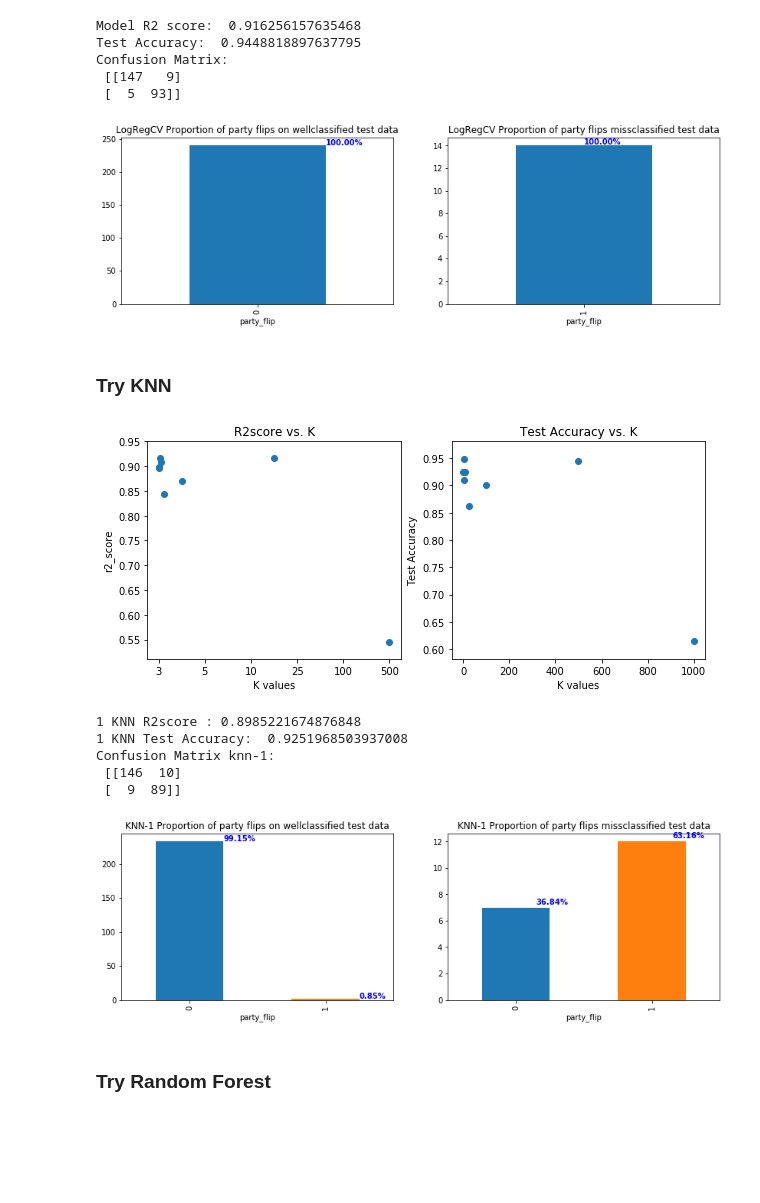
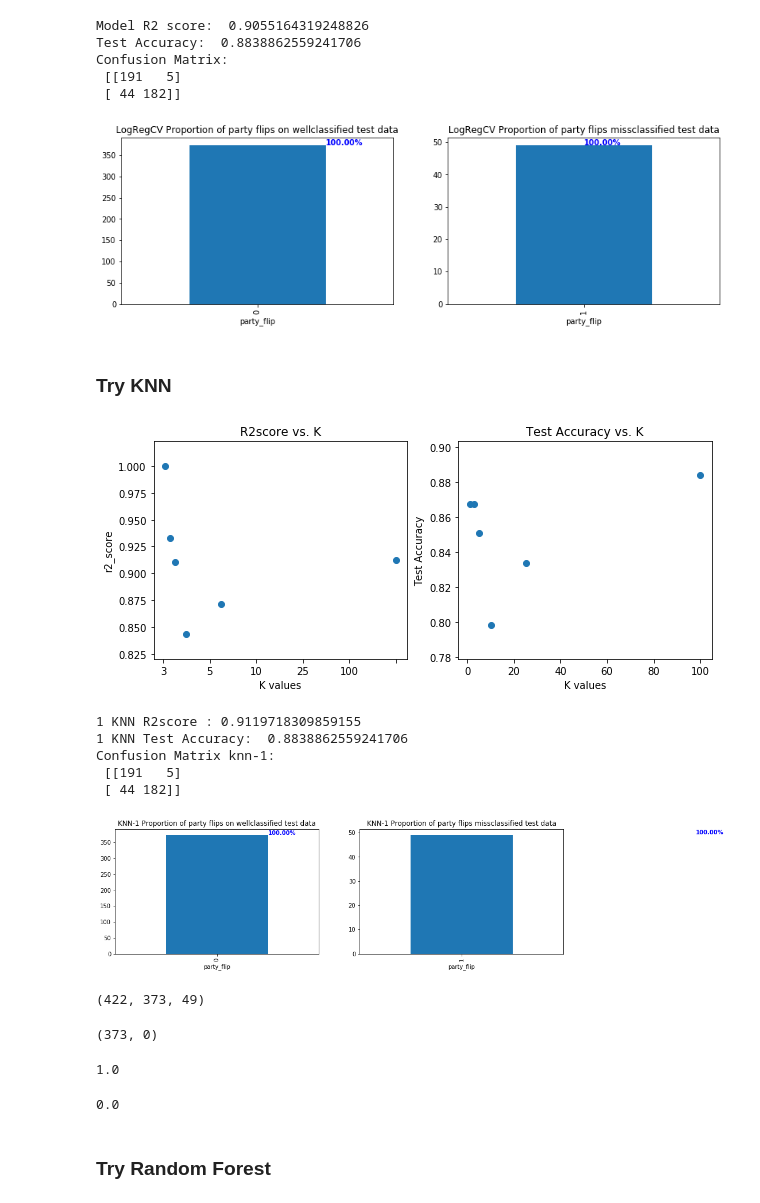
Before and after one commit to WildTangles/ac209a_project, a Jupyter notebook: Baseline_Model.ipynb, the cells around one changed output. Saved outputs shown, nothing was run; the diff lists cells and outputs as text; code cells hidden in the pictures; blank space fills up the shorter version.

Commit message:
running on demographics and fec

```diff
--- a/Baseline_Model.ipynb
+++ b/Baseline_Model.ipynb
@@ -19,7 +19,8 @@ from sklearn.tree import DecisionTreeClassifier
 %matplotlib inline
 # %%
 #read in FEC data
-full_dataset = pickle.load(open('Datasets/data.p', 'rb'))
+#full_dataset = pickle.load(open('Datasets/data.p', 'rb'))
+full_dataset = pickle.load(open('Datasets/data_FEC_NATIONALPOLL_DEMOGRAPHICS_2010_2018.p','rb'))
 #full_dataset.head()
 #1 =democratic party
 # additional features to try:
@@ -27,6 +68,15 @@ full_dataset = pickle.load(open('Datasets/data.p', 'rb'))
 # %%
 #Create a sub-dataset
-cols_to_use =["dem_win", "dem_win_prev", 'state']
+cols_to_use =["dem_win", "dem_win_prev", 'state','year',\
+              'national_poll','national_poll_prev','dem_win_margin_prev',\
+              'female_pct','age18_24_pct','age25_34_pct',\
+             'civilian_veteran_pct','bachelors_deg_or_higher_pct',\
+              'unmarried_partner_pct','male_living_alone_pct',\
+             'speak_other_language_at_home_pct','foreign_born_proportion_from_LatinAmerica',\
+              'foreign_to_native_born_ratio','labor_force_unemployed_pct',\
+             'public_transit_commuter_pct','no_health_insurance_pct',\
+              'poverty_rate_pct','food_stamp_benefits_pct',\
+             'median_housing_value','median_household_income']
 small_dataset =full_dataset[cols_to_use]
 
 #add column to indicate a party flip
@@ -60,14 +111,18 @@ for name, group in (small_dataset.groupby('party_flip')['party_flip']):
 # %%
 #split data into train and test and verify the distribution of party flips
-train_data, test_data = train_test_split(small_dataset, test_size=.2,random_state=209)
+test_data = small_dataset[small_dataset.year==2018]
+train_data = small_dataset[small_dataset.year!=2018]
+
+#train_data, test_data = train_test_split(small_dataset, test_size=.2, \
+#                        stratify=small_dataset.party_flip,random_state=209)
 
 #response variable
 y_train=train_data["dem_win"]
 y_test = test_data["dem_win"]
 
 #predictors
-X_train=train_data[small_dataset.columns.difference(["dem_win"])]
-X_test=test_data[small_dataset.columns.difference(["dem_win"])]
+X_train=train_data[small_dataset.columns.difference(["dem_win","year"])]
+X_test=test_data[small_dataset.columns.difference(["dem_win","year"])]
 
 
 #View the distribution of flips in train and test set
@@ -128,17 +183,17 @@ for name, group in (miss_class_df.groupby('party_flip')['party_flip']):
     ax[1].text(int(name)-1, group.count() + .10, \
     '{0:.2f}'.format(group.count()/miss_class_df.shape[0]*100)+'%', color='blue', fontweight='bold')
 # %% [output]
-Model R2 score:  0.916256157635468
-Test Accuracy:  0.9448818897637795
+Model R2 score:  0.9055164319248826
+Test Accuracy:  0.8838862559241706
 Confusion Matrix:
- [[147   9]
- [  5  93]]
+ [[191   5]
+ [ 44 182]]
-[figure, old version]
+[figure, new version]
 # %% [markdown]
 ### Try KNN
 # %%
 #Try KNN
-k_values =[1,3,5,10,25,100,500,1000]
+k_values =[1,3,5,10,25,100]
 k_score = []
 k_test_accuracy =[]
 k_models =[]
@@ -165,43 +220,43 @@ ax[1].set_xlabel("K values")
 ax[1].set_ylabel("Test Accuracy")
 print("\n")
 # %% [output]
-[figure, old version]
+[figure, new version]
 # %%
 #looking at the missclassifications with logisticRegressionCV
 
-knn_model = KNeighborsClassifier(n_neighbors=1,n_jobs=4)
+knn_model = KNeighborsClassifier(n_neighbors=100,n_jobs=4)
 knn_model.fit(X_train[X_train.columns.difference(["party_flip"])],y_train)
 y_pred_test = knn_model.predict(X_test[X_test.columns.difference(["party_flip"])])
 
 
 print("\n1 KNN R2score :",\
       knn_model.score(X_train[X_train.columns.difference(["party_flip"])],y_train))
 print("1 KNN Test Accuracy: ",accuracy_score(y_test,y_pred_test))
 print("Confusion Matrix knn-1: \n",confusion_matrix(y_test,y_pred_test))
 
 
 miss_class_df = X_test[y_test != y_pred_test]
 good_class_df = X_test[y_test == y_pred_test]
 
 #plot the flips and non flips for each data
 fig, ax = plt.subplots(1,2, figsize=(14,4))
 ax[0].set_title('KNN-1 Proportion of party flips on wellclassified test data')
 ax[1].set_title('KNN-1 Proportion of party flips missclassified test data')
 
 good_class_df.groupby('party_flip')['party_flip'].count().plot.bar(ax=ax[0])
 miss_class_df.groupby('party_flip')['party_flip'].count().plot.bar(ax=ax[1])
 
 for name, group in (good_class_df.groupby('party_flip')['party_flip']):
     ax[0].text(int(name)+.25, group.count() + .25, \
     '{0:.2f}'.format(group.count()/good_class_df.shape[0]*100)+'%', color='blue', fontweight='bold')
 
 for name, group in (miss_class_df.groupby('party_flip')['party_flip']):
     ax[1].text(int(name)+.15, group.count() + .25, \
     '{0:.2f}'.format(group.count()/miss_class_df.shape[0]*100)+'%', color='blue', fontweight='bold')
 # %% [output]
-1 KNN R2score : 0.8985221674876848
-1 KNN Test Accuracy:  0.9251968503937008
+1 KNN R2score : 0.9119718309859155
+1 KNN Test Accuracy:  0.8838862559241706
 Confusion Matrix knn-1:
- [[146  10]
- [  9  89]]
+ [[191   5]
+ [ 44 182]]
-[figure, old version]
+[figure, new version]
@@ -213,3 +263,19 @@ ax[1].set_title('KNN-1 Proportion of party flips missclassified test data')
+# %%
+X_test.shape[0], good_class_df.shape[0], miss_class_df.shape[0]
+# %% [output]
+(422, 373, 49)
+# %%
+(good_class_df.party_flip==0).sum(), (good_class_df.party_flip==1).sum()
+# %% [output]
+(373, 0)
+# %%
+(good_class_df.party_flip==0).sum() / (X_test.party_flip==0).sum()
+# %% [output]
+1.0
+# %%
+(good_class_df.party_flip==1).sum() / (X_test.party_flip==1).sum()
+# %% [output]
+0.0
 # %% [markdown]
 ### Try Random Forest
 # %%
```
Also changed, not shown: parts of 8 cells of this notebook.
